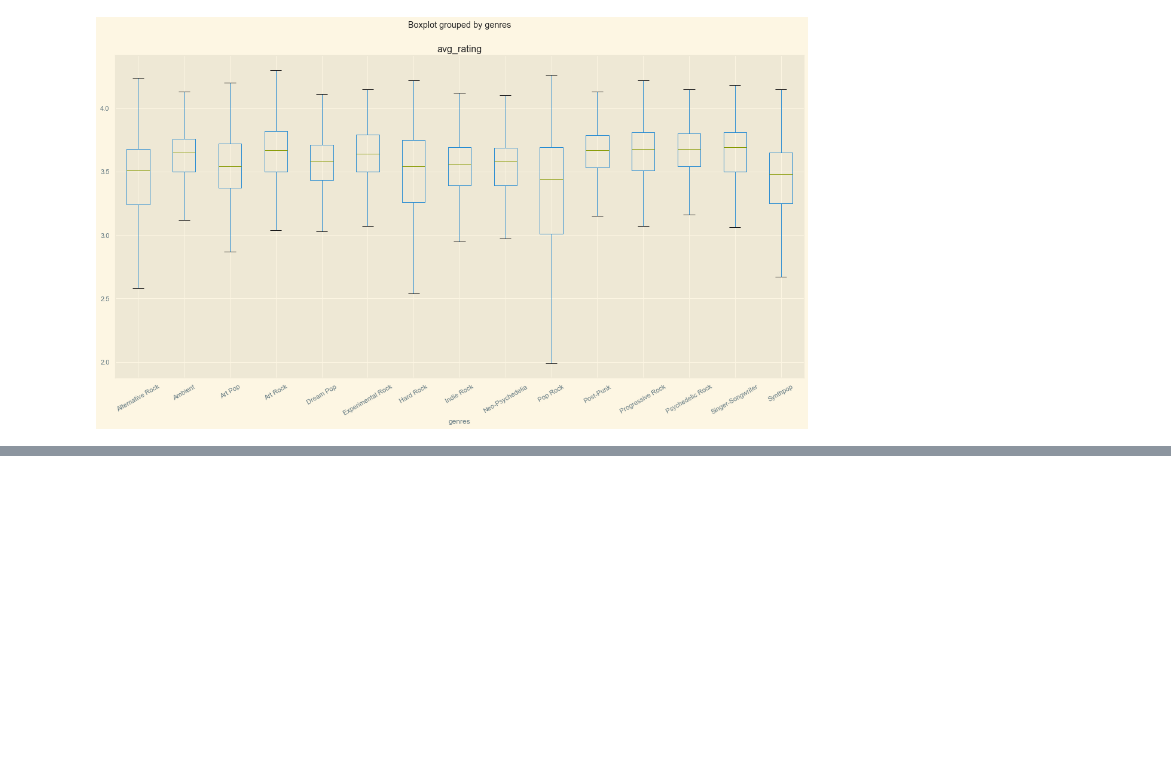
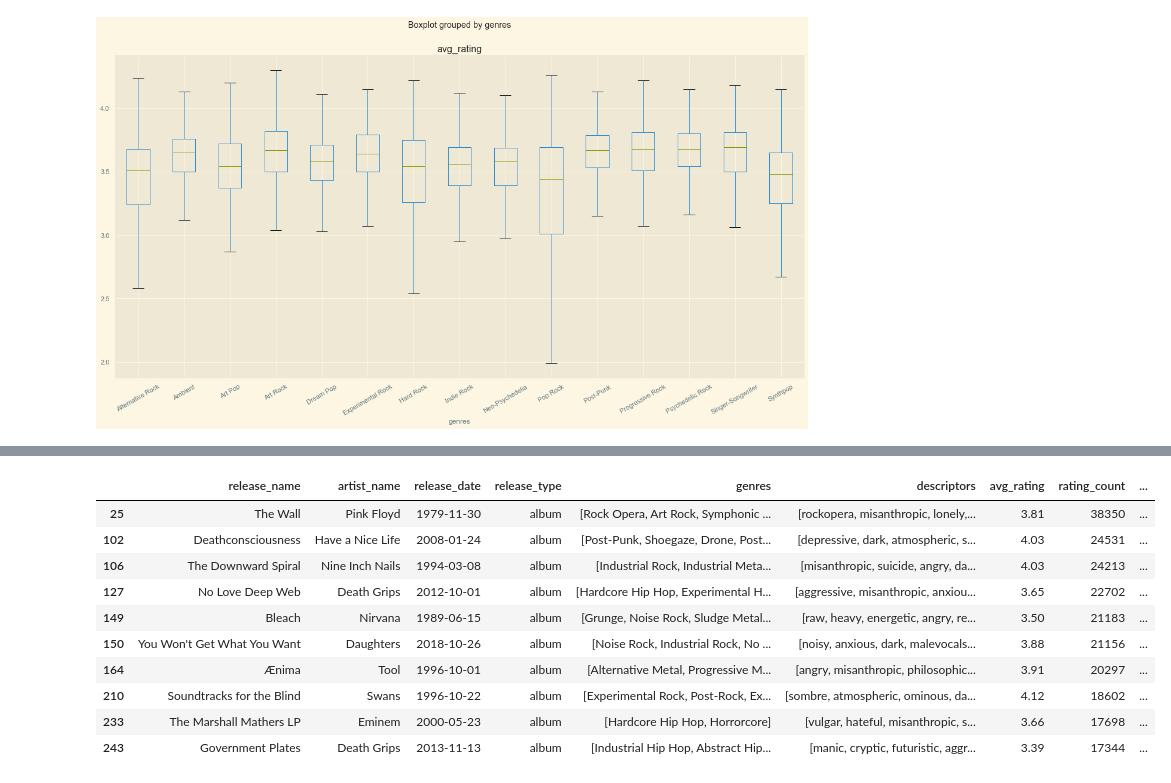
Before and after one commit to panierka/RymTop5000Albums, a Jupyter notebook: eda.ipynb, the cells around one changed output, grey strips where cells are left out. Drawn from its saved outputs; the diff is of its cells as text; code cells hidden in the pictures; blank space fills up the shorter version.

Commit message:
feat: descriptors

```diff
--- a/eda.ipynb
+++ b/eda.ipynb
@@ -469,0 +485,8 @@ show_rating_boxplots(get_top_n_genres(15))
+# %%
+def create_descriptor_lists(descriptors_text):
+    if not isinstance(descriptors_text, str):
+        return descriptors_text
+    return descriptors_text.replace(' ', '').split(',')
+
+df_g['descriptors'] = df_g['descriptors'].apply(create_descriptor_lists)
+df_g['descriptors']
@@ -469,0 +506,5 @@ show_rating_boxplots(get_top_n_genres(15))
+# %%
+descriptors = pd.DataFrame(df_g['descriptors'].explode())
+descriptors.columns = ['descriptor']
+descriptors.reset_index(inplace=True)
+descriptors
@@ -469,0 +525,20 @@ show_rating_boxplots(get_top_n_genres(15))
+# %%
+def find_descriptors(descriptor):
+    mask = np.zeros(len(df)).astype(bool)
+    indices = descriptors.loc[descriptors['descriptor'] == descriptor, 'index'].apply(lambda x: x - 1).tolist()
+    mask[indices] = True
+    return mask
+# %%
+df_g[find_descriptors('misanthropic')].head(10)
+# %% [output]
+|  | release_name | artist_name | release_date | release_type | genres | descriptors | avg_rating | rating_count | ... |
+| 25 | The Wall | Pink Floyd | 1979-11-30 | album | [Rock Opera, Art Rock, Symphonic ... | [rockopera, misanthropic, lonely,... | 3.81 | 38350 | ... |
+| 102 | Deathconsciousness | Have a Nice Life | 2008-01-24 | album | [Post-Punk, Shoegaze, Drone, Post... | [depressive, dark, atmospheric, s... | 4.03 | 24531 | ... |
+| 106 | The Downward Spiral | Nine Inch Nails | 1994-03-08 | album | [Industrial Rock, Industrial Meta... | [misanthropic, suicide, angry, da... | 4.03 | 24213 | ... |
+| 127 | No Love Deep Web | Death Grips | 2012-10-01 | album | [Hardcore Hip Hop, Experimental H... | [aggressive, misanthropic, anxiou... | 3.65 | 22702 | ... |
+| 149 | Bleach | Nirvana | 1989-06-15 | album | [Grunge, Noise Rock, Sludge Metal... | [raw, heavy, energetic, angry, re... | 3.50 | 21183 | ... |
+| 150 | You Won't Get What You Want | Daughters | 2018-10-26 | album | [Noise Rock, Industrial Rock, No ... | [noisy, anxious, dark, malevocals... | 3.88 | 21156 | ... |
+| 164 | Ænima | Tool | 1996-10-01 | album | [Alternative Metal, Progressive M... | [angry, misanthropic, philosophic... | 3.91 | 20297 | ... |
+| 210 | Soundtracks for the Blind | Swans | 1996-10-22 | album | [Experimental Rock, Post-Rock, Ex... | [sombre, atmospheric, ominous, da... | 4.12 | 18602 | ... |
+| 233 | The Marshall Mathers LP | Eminem | 2000-05-23 | album | [Hardcore Hip Hop, Horrorcore] | [vulgar, hateful, misanthropic, s... | 3.66 | 17698 | ... |
+| 243 | Government Plates | Death Grips | 2013-11-13 | album | [Industrial Hip Hop, Abstract Hip... | [manic, cryptic, futuristic, aggr... | 3.39 | 17344 | ... |
```
Also changed, not shown: parts of 4 cells of this notebook.
